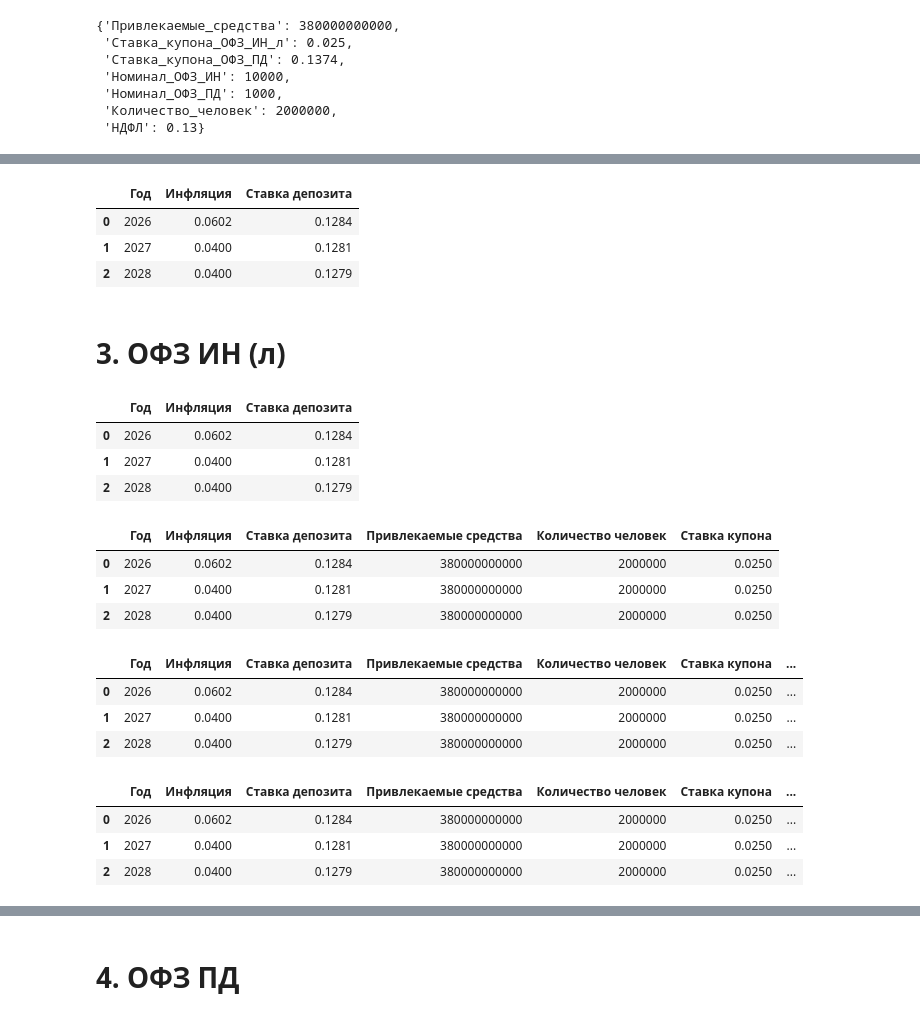
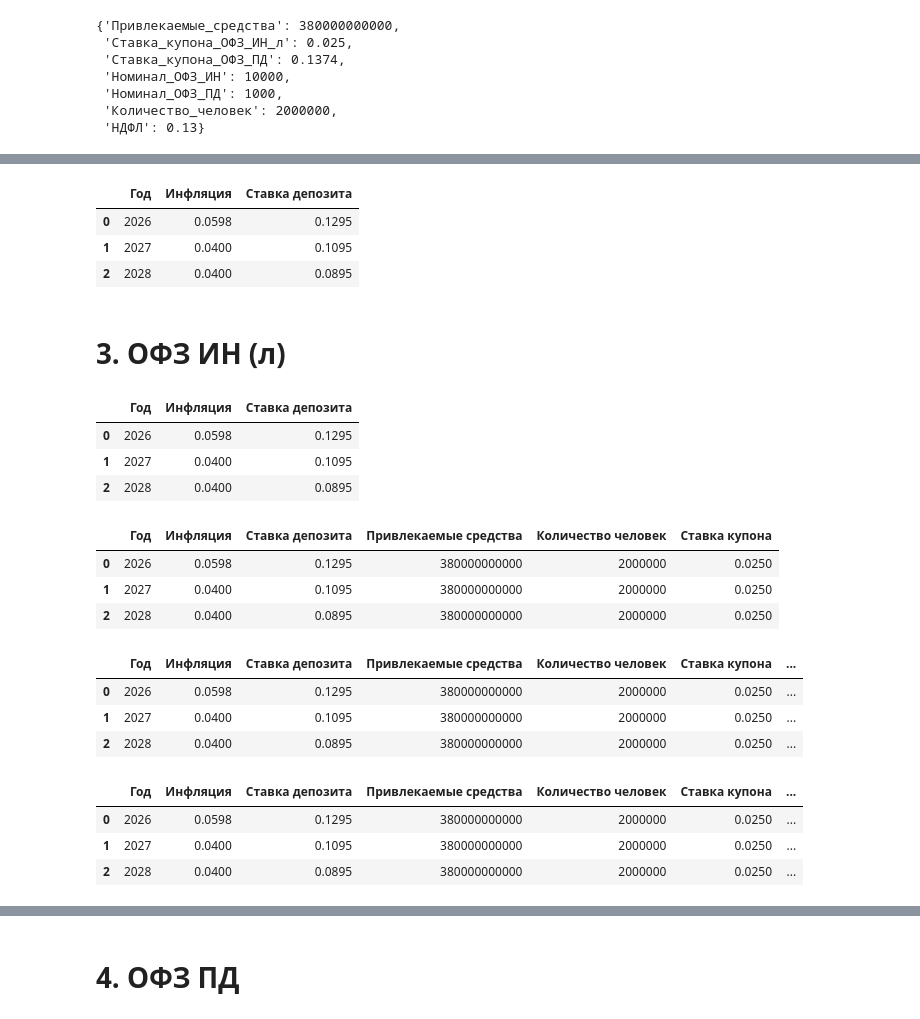
Before and after one commit to DOC8048/ofz-in-l, a Jupyter notebook: ОФЗ ИН (л).ipynb, the cells around one changed output, grey strips where cells are left out. Drawn from its saved outputs; the diff is of its cells as text; code cells hidden in the pictures.

```diff
--- a/ОФЗ ИН (л).ipynb
+++ b/ОФЗ ИН (л).ipynb
@@ -55,14 +67,14 @@ value = sd['rate'].iloc[0]
 # %%
-DEPOSIT_DECREMENT = 2.5 # коэфициент снижения
+DEPOSIT_DECREMENT = 2 # коэфициент снижения
 base = value
-inf_res['Ставка депозита'] = base - (DEPOSIT_DECREMENT/100) * inf_res.index
+inf_res['Ставка депозита'] = base - DEPOSIT_DECREMENT * inf_res.index
 inf_res[['Инфляция','Ставка депозита']] = inf_res[['Инфляция','Ставка депозита']]/100 # переводим проценты в числа
 inf_res
 # %% [output]
 |  | Год | Инфляция | Ставка депозита |
-| 0 | 2026 | 0.0602 | 0.1284 |
-| 1 | 2027 | 0.0400 | 0.1281 |
-| 2 | 2028 | 0.0400 | 0.1279 |
+| 0 | 2026 | 0.0598 | 0.1295 |
+| 1 | 2027 | 0.0400 | 0.1095 |
+| 2 | 2028 | 0.0400 | 0.0895 |
 # %% [markdown]
 # 3. ОФЗ ИН (л)
 # %%
@@ -70,9 +82,9 @@ ofz_in_l =inf_res.copy()
 ofz_in_l
 # %% [output]
 |  | Год | Инфляция | Ставка депозита |
-| 0 | 2026 | 0.0602 | 0.1284 |
-| 1 | 2027 | 0.0400 | 0.1281 |
-| 2 | 2028 | 0.0400 | 0.1279 |
+| 0 | 2026 | 0.0598 | 0.1295 |
+| 1 | 2027 | 0.0400 | 0.1095 |
+| 2 | 2028 | 0.0400 | 0.0895 |
 # %%
 ofz_in_l['Привлекаемые средства'] = const['Привлекаемые_средства']
 ofz_in_l['Количество человек'] = const['Количество_человек']
@@ -80,25 +92,25 @@ ofz_in_l['Ставка купона'] = const['Ставка_купона_ОФЗ_
 ofz_in_l
 # %% [output]
 |  | Год | Инфляция | Ставка депозита | Привлекаемые средства | Количество человек | Ставка купона |
-| 0 | 2026 | 0.0602 | 0.1284 | 380000000000 | 2000000 | 0.0250 |
-| 1 | 2027 | 0.0400 | 0.1281 | 380000000000 | 2000000 | 0.0250 |
-| 2 | 2028 | 0.0400 | 0.1279 | 380000000000 | 2000000 | 0.0250 |
+| 0 | 2026 | 0.0598 | 0.1295 | 380000000000 | 2000000 | 0.0250 |
+| 1 | 2027 | 0.0400 | 0.1095 | 380000000000 | 2000000 | 0.0250 |
+| 2 | 2028 | 0.0400 | 0.0895 | 380000000000 | 2000000 | 0.0250 |
 # %%
 ofz_in_l['На руках у человека, руб'] = ofz_in_l['Привлекаемые средства'] / ofz_in_l['Количество человек']
 ofz_in_l
 # %% [output]
 |  | Год | Инфляция | Ставка депозита | Привлекаемые средства | Количество человек | Ставка купона | ... |
-| 0 | 2026 | 0.0602 | 0.1284 | 380000000000 | 2000000 | 0.0250 | ... |
-| 1 | 2027 | 0.0400 | 0.1281 | 380000000000 | 2000000 | 0.0250 | ... |
-| 2 | 2028 | 0.0400 | 0.1279 | 380000000000 | 2000000 | 0.0250 | ... |
+| 0 | 2026 | 0.0598 | 0.1295 | 380000000000 | 2000000 | 0.0250 | ... |
+| 1 | 2027 | 0.0400 | 0.1095 | 380000000000 | 2000000 | 0.0250 | ... |
+| 2 | 2028 | 0.0400 | 0.0895 | 380000000000 | 2000000 | 0.0250 | ... |
 # %%
 ofz_in_l['Облигаций штук'] = ofz_in_l['На руках у человека, руб'] / const ['Номинал_ОФЗ_ИН']
 ofz_in_l
 # %% [output]
 |  | Год | Инфляция | Ставка депозита | Привлекаемые средства | Количество человек | Ставка купона | ... |
-| 0 | 2026 | 0.0602 | 0.1284 | 380000000000 | 2000000 | 0.0250 | ... |
-| 1 | 2027 | 0.0400 | 0.1281 | 380000000000 | 2000000 | 0.0250 | ... |
-| 2 | 2028 | 0.0400 | 0.1279 | 380000000000 | 2000000 | 0.0250 | ... |
+| 0 | 2026 | 0.0598 | 0.1295 | 380000000000 | 2000000 | 0.0250 | ... |
+| 1 | 2027 | 0.0400 | 0.1095 | 380000000000 | 2000000 | 0.0250 | ... |
+| 2 | 2028 | 0.0400 | 0.0895 | 380000000000 | 2000000 | 0.0250 | ... |
 # %%
 ofz_in_l['Инфляционный множитель']= (1 + inf_res['Инфляция']).cumprod()
 ofz_in_l
```
Also changed, not shown: parts of 36 cells of this notebook, 3 other files.
